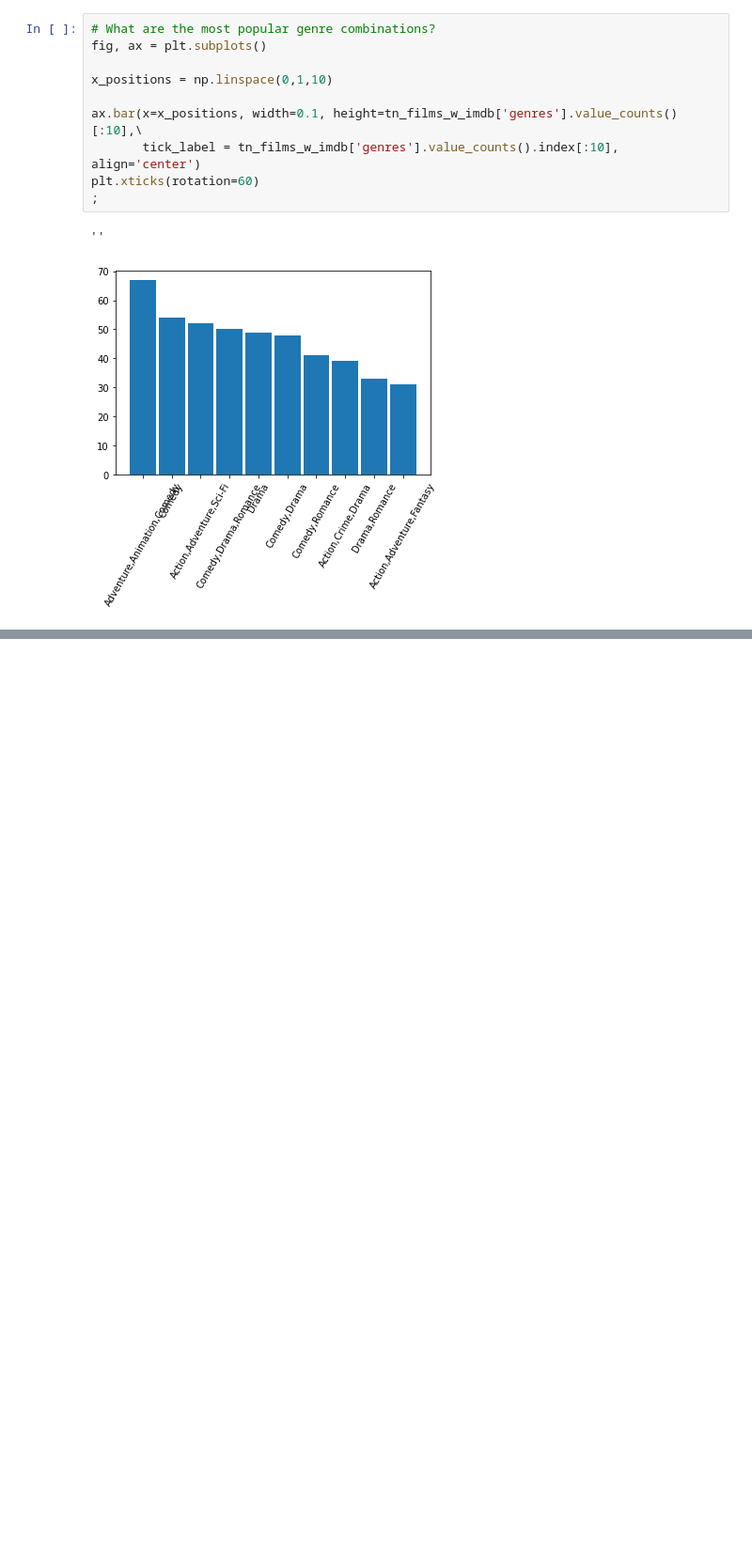
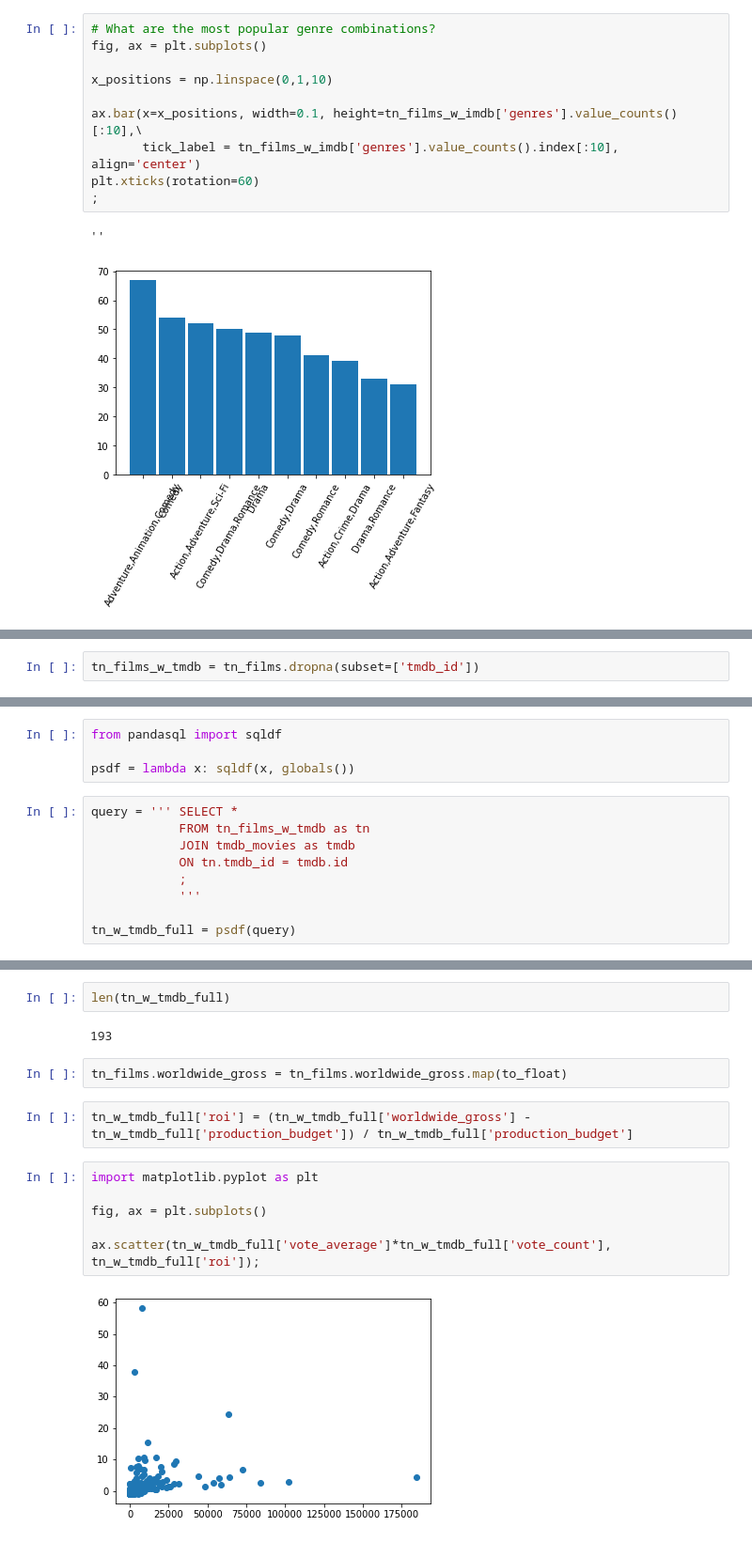
Before and after one commit to ran0027/microsoft_movie_analysis, a Jupyter notebook: Presentation.ipynb, the cells around one changed output, grey strips where cells are left out. Shown at 94% size. Saved outputs shown, nothing was run; the diff lists cells and outputs as text; blank space fills up the shorter version.

Commit message:
Finish checking correlation b/w rating & roi for all data; join box office mojo & tn films to examine roi by studio

```diff
--- a/Presentation.ipynb
+++ b/Presentation.ipynb
@@ -494,0 +615,2 @@ plt.xticks(rotation=60)
+# %%
+tn_films_w_tmdb = tn_films.dropna(subset=['tmdb_id'])
@@ -494,0 +630,13 @@ plt.xticks(rotation=60)
+# %%
+from pandasql import sqldf
+
+psdf = lambda x: sqldf(x, globals())
+# %%
+query = ''' SELECT *
+            FROM tn_films_w_tmdb as tn
+            JOIN tmdb_movies as tmdb
+            ON tn.tmdb_id = tmdb.id
+            ;
+            '''
+
+tn_w_tmdb_full = psdf(query)
@@ -494,0 +652,16 @@ plt.xticks(rotation=60)
+# %%
+len(tn_w_tmdb_full)
+# %% [output]
+193
+# %%
+tn_films.worldwide_gross = tn_films.worldwide_gross.map(to_float)
+# %%
+tn_w_tmdb_full['roi'] = (tn_w_tmdb_full['worldwide_gross'] - tn_w_tmdb_full['production_budget']) / tn_w_tmdb_full['production_budget']
+# %%
+import matplotlib.pyplot as plt
+
+fig, ax = plt.subplots()
+
+ax.scatter(tn_w_tmdb_full['vote_average']*tn_w_tmdb_full['vote_count'], tn_w_tmdb_full['roi']);
+# %% [output]
+[figure, added]
```
Also changed, not shown: parts of 34 cells of this notebook.
